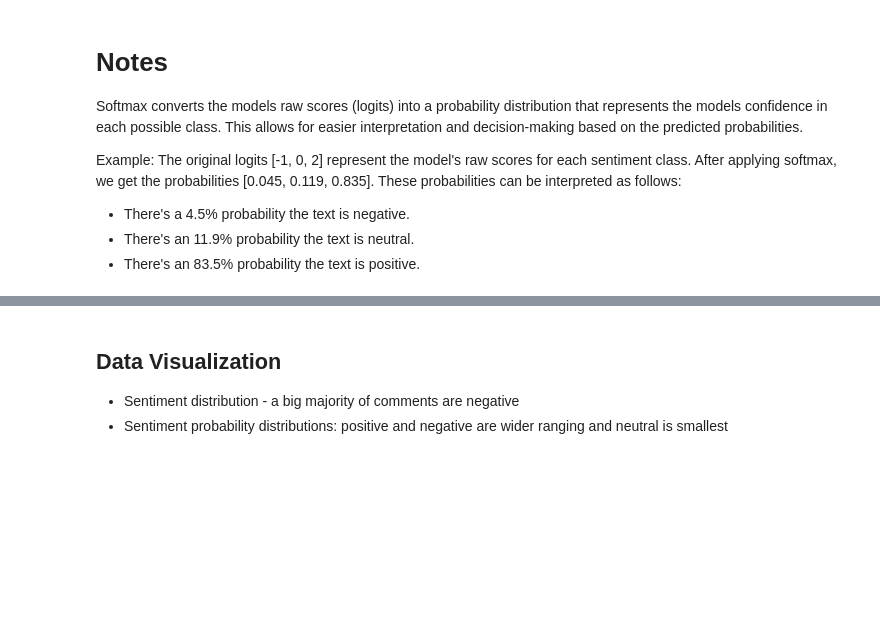
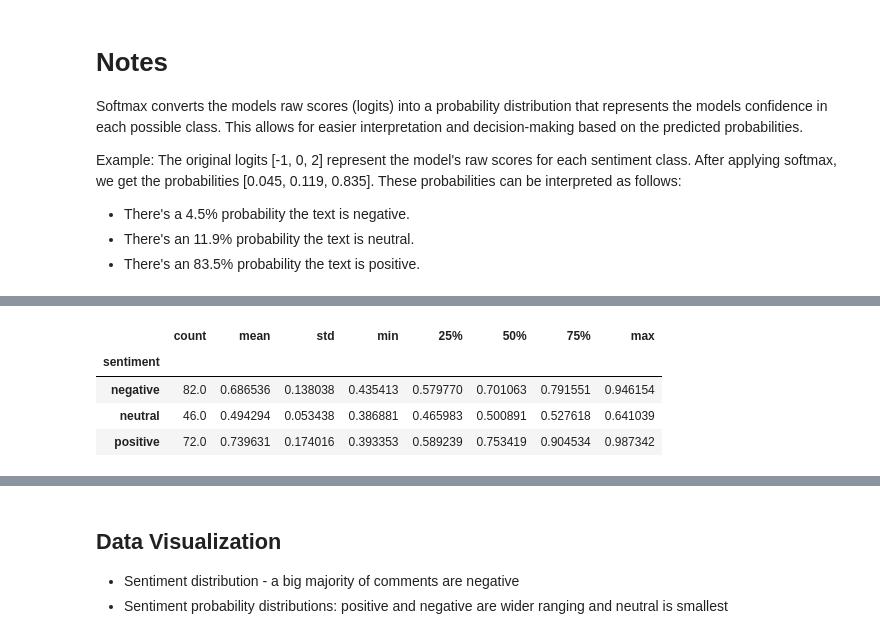
Before and after one commit to Gabya06/RentWatchAI, a Jupyter notebook: roberta_sentiment_analysis.ipynb, the cells around one changed output, grey strips where cells are left out. Saved outputs shown, nothing was run; the diff lists cells and outputs as text; code cells hidden in the pictures; blank space fills up the shorter version.

```diff
--- a/roberta_sentiment_analysis.ipynb
+++ b/roberta_sentiment_analysis.ipynb
@@ -242,3 +258,11 @@ data.sentiment.value_counts().reset_index()
+# %%
+data.groupby('sentiment').sentiment_prob.describe()
+# %% [output]
+|  | count | mean | std | min | 25% | 50% | 75% | max |
+| sentiment |  |  |  |  |  |  |  |  |
+| negative | 82.0 | 0.686536 | 0.138038 | 0.435413 | 0.579770 | 0.701063 | 0.791551 | 0.946154 |
+| neutral | 46.0 | 0.494294 | 0.053438 | 0.386881 | 0.465983 | 0.500891 | 0.527618 | 0.641039 |
+| positive | 72.0 | 0.739631 | 0.174016 | 0.393353 | 0.589239 | 0.753419 | 0.904534 | 0.987342 |
 # %%
 data.sentiment_prob.describe()
 # %% [output]
```
Also changed, not shown: parts of 17 cells of this notebook.
